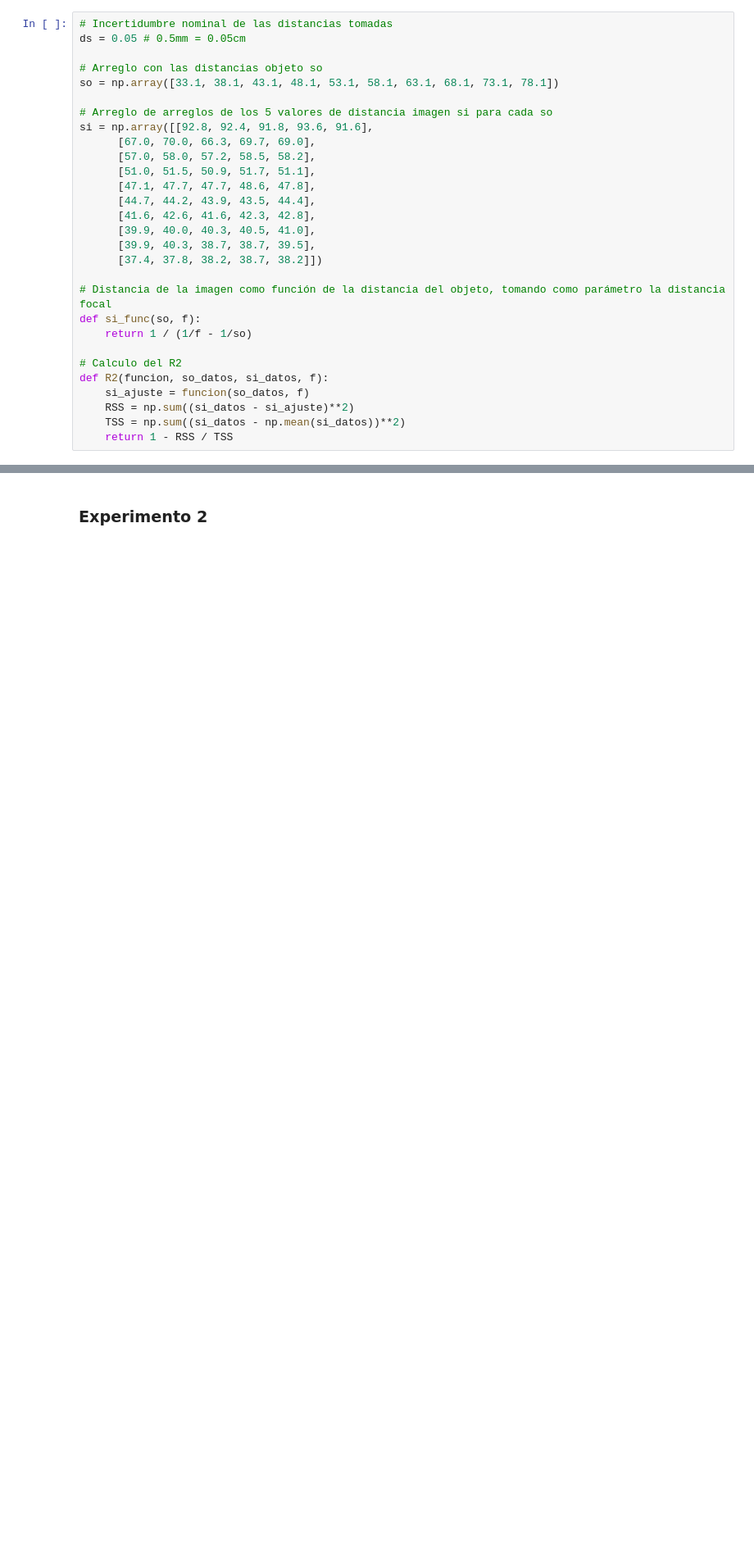
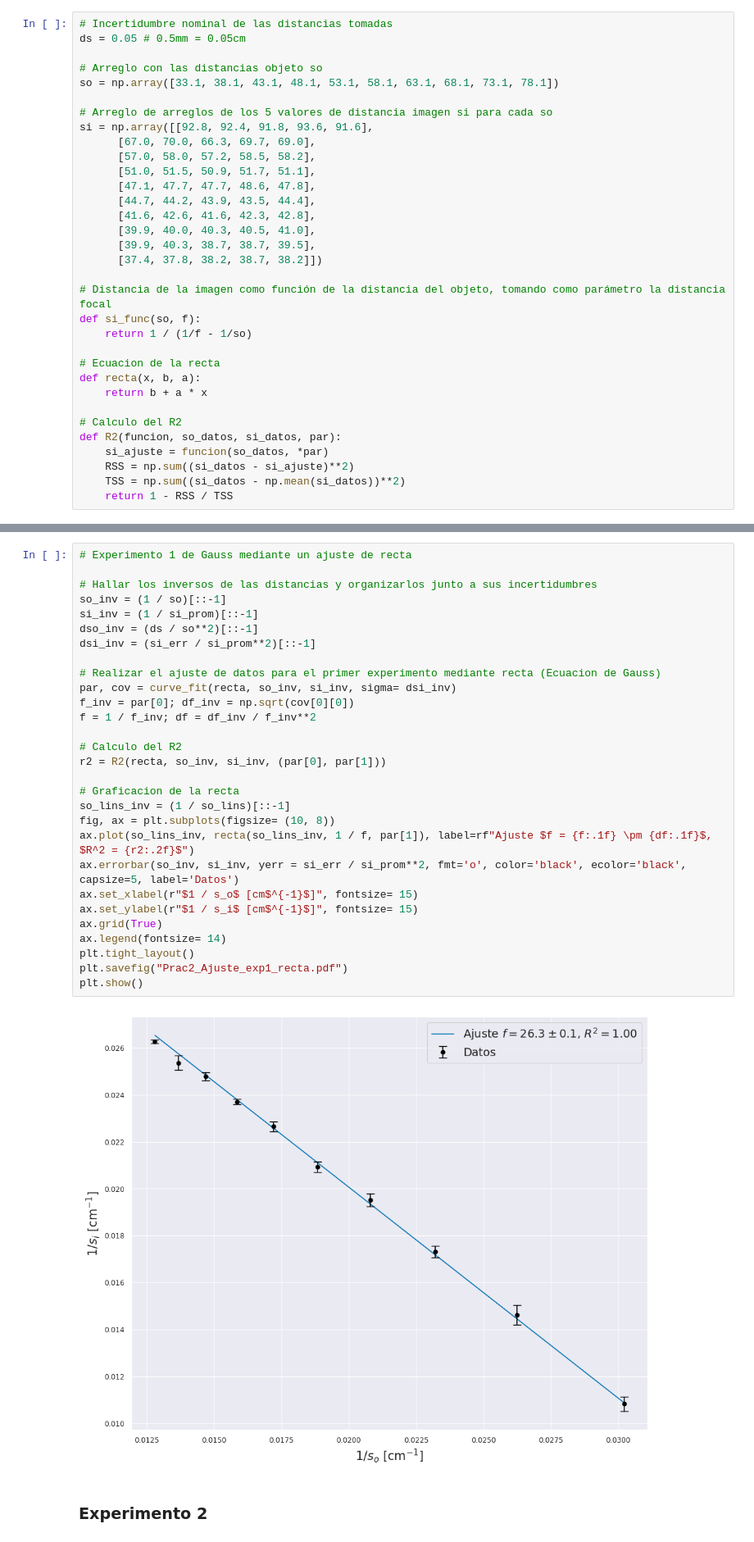
Before and after one commit to JuanSeguraUNAL/Mediciones_en_Optica_y_Acustica, a Jupyter notebook: practica2.ipynb, the cells around one changed output, grey strips where cells are left out. Shown at 82% size. Drawn from its saved outputs; the diff is of its cells as text; blank space fills up the shorter version.

Commit message:
Se agregan los ajustes de recta de la practica 2

```diff
--- a/practica2.ipynb
+++ b/practica2.ipynb
@@ -47,9 +47,13 @@ si = np.array([[92.8, 92.4, 91.8, 93.6, 91.6],
 def si_func(so, f):
     return 1 / (1/f - 1/so)
 
+# Ecuacion de la recta
+def recta(x, b, a):
+    return b + a * x
+
 # Calculo del R2
-def R2(funcion, so_datos, si_datos, f):
-    si_ajuste = funcion(so_datos, f)
+def R2(funcion, so_datos, si_datos, par):
+    si_ajuste = funcion(so_datos, *par)
     RSS = np.sum((si_datos - si_ajuste)**2)
     TSS = np.sum((si_datos - np.mean(si_datos))**2)
     return 1 - RSS / TSS
@@ -82,5 +86,36 @@ plt.savefig("Prac2_Ajuste_exp1.pdf")
 plt.show()
 # %% [output]
 [figure]
+# %%
+# Experimento 1 de Gauss mediante un ajuste de recta
+
+# Hallar los inversos de las distancias y organizarlos junto a sus incertidumbres
+so_inv = (1 / so)[::-1]
+si_inv = (1 / si_prom)[::-1]
+dso_inv = (ds / so**2)[::-1]
+dsi_inv = (si_err / si_prom**2)[::-1]
+
+# Realizar el ajuste de datos para el primer experimento mediante recta (Ecuacion de Gauss)
+par, cov = curve_fit(recta, so_inv, si_inv, sigma= dsi_inv)
+f_inv = par[0]; df_inv = np.sqrt(cov[0][0])
+f = 1 / f_inv; df = df_inv / f_inv**2
+
+# Calculo del R2
+r2 = R2(recta, so_inv, si_inv, (par[0], par[1]))
+
+# Graficacion de la recta
+so_lins_inv = (1 / so_lins)[::-1]
+fig, ax = plt.subplots(figsize= (10, 8))
+ax.plot(so_lins_inv, recta(so_lins_inv, 1 / f, par[1]), label=rf"Ajuste $f = {f:.1f} \pm {df:.1f}$, $R^2 = {r2:.2f}$")
+ax.errorbar(so_inv, si_inv, yerr = si_err / si_prom**2, fmt='o', color='black', ecolor='black', capsize=5, label='Datos')
+ax.set_xlabel(r"$1 / s_o$ [cm$^{-1}$]", fontsize= 15)
+ax.set_ylabel(r"$1 / s_i$ [cm$^{-1}$]", fontsize= 15)
+ax.grid(True)
+ax.legend(fontsize= 14)
+plt.tight_layout()
+plt.savefig("Prac2_Ajuste_exp1_recta.pdf")
+plt.show()
+# %% [output]
+[figure, added]
 # %% [markdown]
 ### Experimento 2
```
Also changed, not shown: parts of 4 cells of this notebook.
